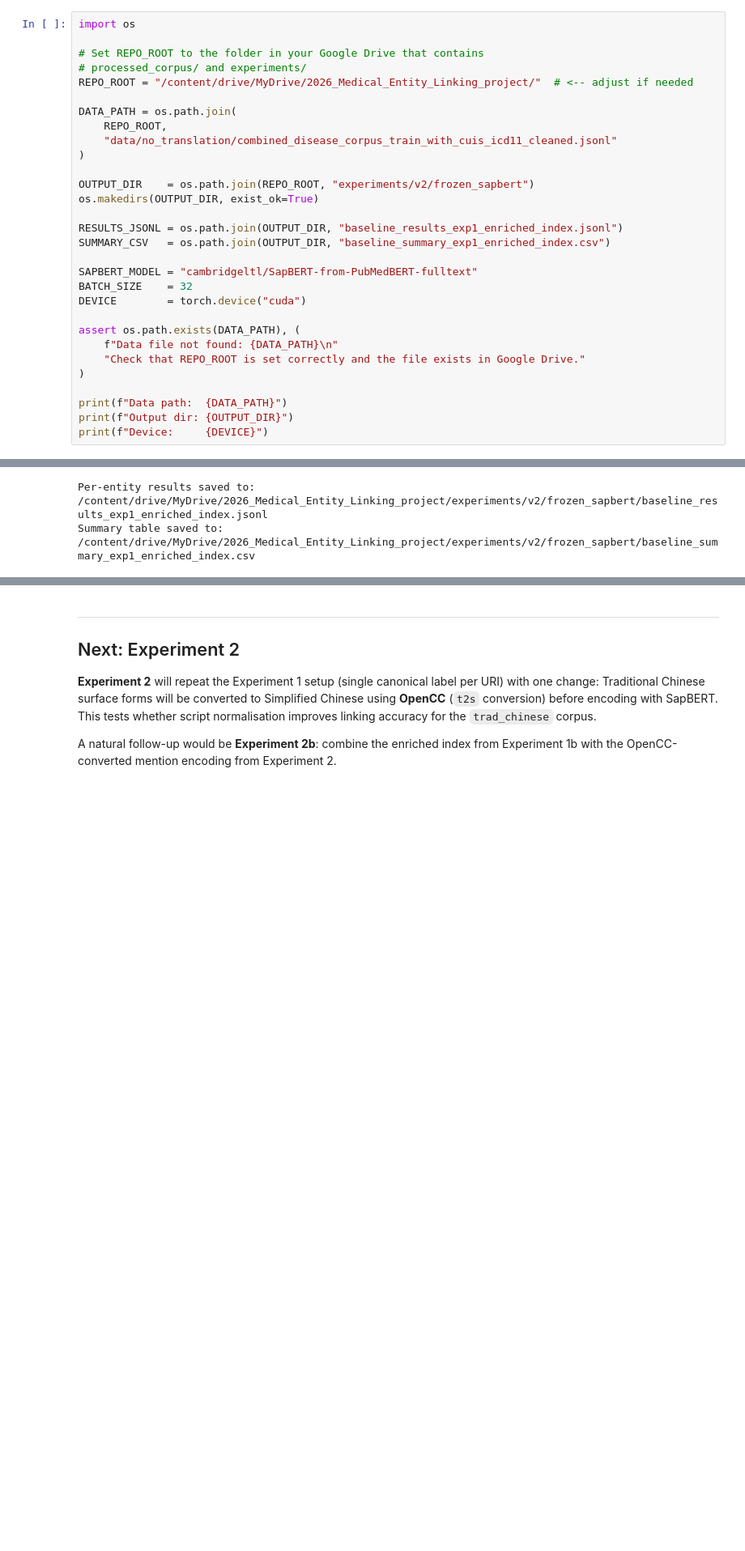
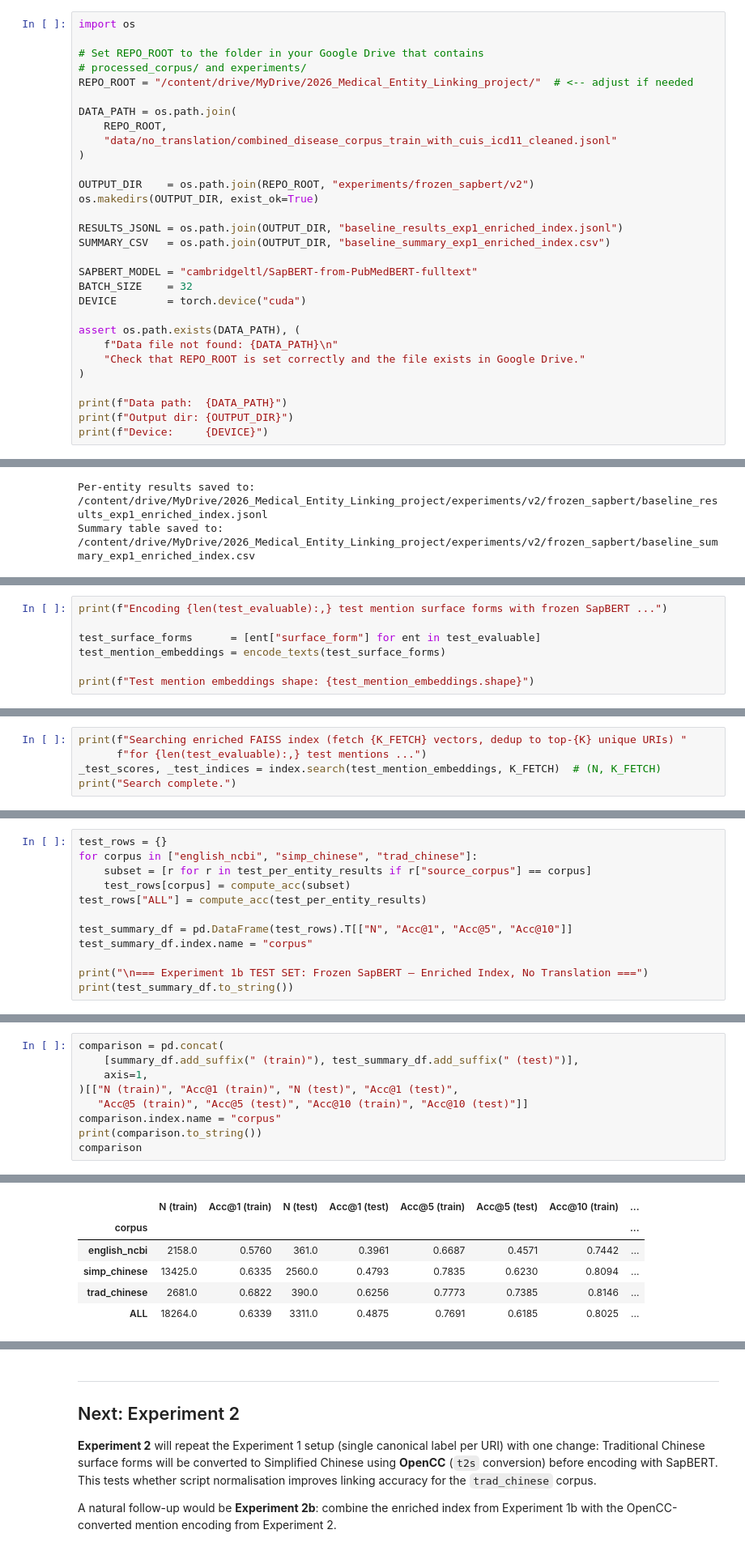
Before and after one commit to weichenzhao1997/COSI124a_Project_cross_language_entity_linking, a Jupyter notebook: experiments/frozen_sapbert/frozen_sapbert_baseline_enriched_index.ipynb, the cells around one changed output, grey strips where cells are left out. Shown at 81% size. Drawn from its saved outputs; the diff is of its cells as text; blank space fills up the shorter version.

Commit message:
update experiment 1 to evaluate on test

```diff
--- a/experiments/frozen_sapbert/frozen_sapbert_baseline_enriched_index.ipynb
+++ b/experiments/frozen_sapbert/frozen_sapbert_baseline_enriched_index.ipynb
@@ -72,7 +72,7 @@ DATA_PATH = os.path.join(
     "data/no_translation/combined_disease_corpus_train_with_cuis_icd11_cleaned.jsonl"
 )
 
-OUTPUT_DIR    = os.path.join(REPO_ROOT, "experiments/v2/frozen_sapbert")
+OUTPUT_DIR    = os.path.join(REPO_ROOT, "experiments/frozen_sapbert/v2")
 os.makedirs(OUTPUT_DIR, exist_ok=True)
 
 RESULTS_JSONL = os.path.join(OUTPUT_DIR, "baseline_results_exp1_enriched_index.jsonl")
@@ -418,0 +481,7 @@ Summary table saved to:      /content/drive/MyDrive/2026_Medical_Entity_Linking_
+# %%
+print(f"Encoding {len(test_evaluable):,} test mention surface forms with frozen SapBERT ...")
+
+test_surface_forms      = [ent["surface_form"] for ent in test_evaluable]
+test_mention_embeddings = encode_texts(test_surface_forms)
+
+print(f"Test mention embeddings shape: {test_mention_embeddings.shape}")
@@ -418,0 +491,5 @@ Summary table saved to:      /content/drive/MyDrive/2026_Medical_Entity_Linking_
+# %%
+print(f"Searching enriched FAISS index (fetch {K_FETCH} vectors, dedup to top-{K} unique URIs) "
+      f"for {len(test_evaluable):,} test mentions ...")
+_test_scores, _test_indices = index.search(test_mention_embeddings, K_FETCH)  # (N, K_FETCH)
+print("Search complete.")
@@ -418,0 +535,12 @@ Summary table saved to:      /content/drive/MyDrive/2026_Medical_Entity_Linking_
+# %%
+test_rows = {}
+for corpus in ["english_ncbi", "simp_chinese", "trad_chinese"]:
+    subset = [r for r in test_per_entity_results if r["source_corpus"] == corpus]
+    test_rows[corpus] = compute_acc(subset)
+test_rows["ALL"] = compute_acc(test_per_entity_results)
+
+test_summary_df = pd.DataFrame(test_rows).T[["N", "Acc@1", "Acc@5", "Acc@10"]]
+test_summary_df.index.name = "corpus"
+
+print("\n=== Experiment 1b TEST SET: Frozen SapBERT — Enriched Index, No Translation ===")
+print(test_summary_df.to_string())
@@ -418,0 +566,10 @@ Summary table saved to:      /content/drive/MyDrive/2026_Medical_Entity_Linking_
+# %%
+comparison = pd.concat(
+    [summary_df.add_suffix(" (train)"), test_summary_df.add_suffix(" (test)")],
+    axis=1,
+)[["N (train)", "Acc@1 (train)", "N (test)", "Acc@1 (test)",
+   "Acc@5 (train)", "Acc@5 (test)", "Acc@10 (train)", "Acc@10 (test)"]]
+comparison.index.name = "corpus"
+print(comparison.to_string())
+comparison
+# %% [output]
@@ -418,0 +582,6 @@ Summary table saved to:      /content/drive/MyDrive/2026_Medical_Entity_Linking_
+|  | N (train) | Acc@1 (train) | N (test) | Acc@1 (test) | Acc@5 (train) | Acc@5 (test) | Acc@10 (train) | ... |
+| corpus |  |  |  |  |  |  |  | ... |
+| english_ncbi | 2158.0 | 0.5760 | 361.0 | 0.3961 | 0.6687 | 0.4571 | 0.7442 | ... |
+| simp_chinese | 13425.0 | 0.6335 | 2560.0 | 0.4793 | 0.7835 | 0.6230 | 0.8094 | ... |
+| trad_chinese | 2681.0 | 0.6822 | 390.0 | 0.6256 | 0.7773 | 0.7385 | 0.8146 | ... |
+| ALL | 18264.0 | 0.6339 | 3311.0 | 0.4875 | 0.7691 | 0.6185 | 0.8025 | ... |
```
Also changed, not shown: parts of 12 cells of this notebook.
